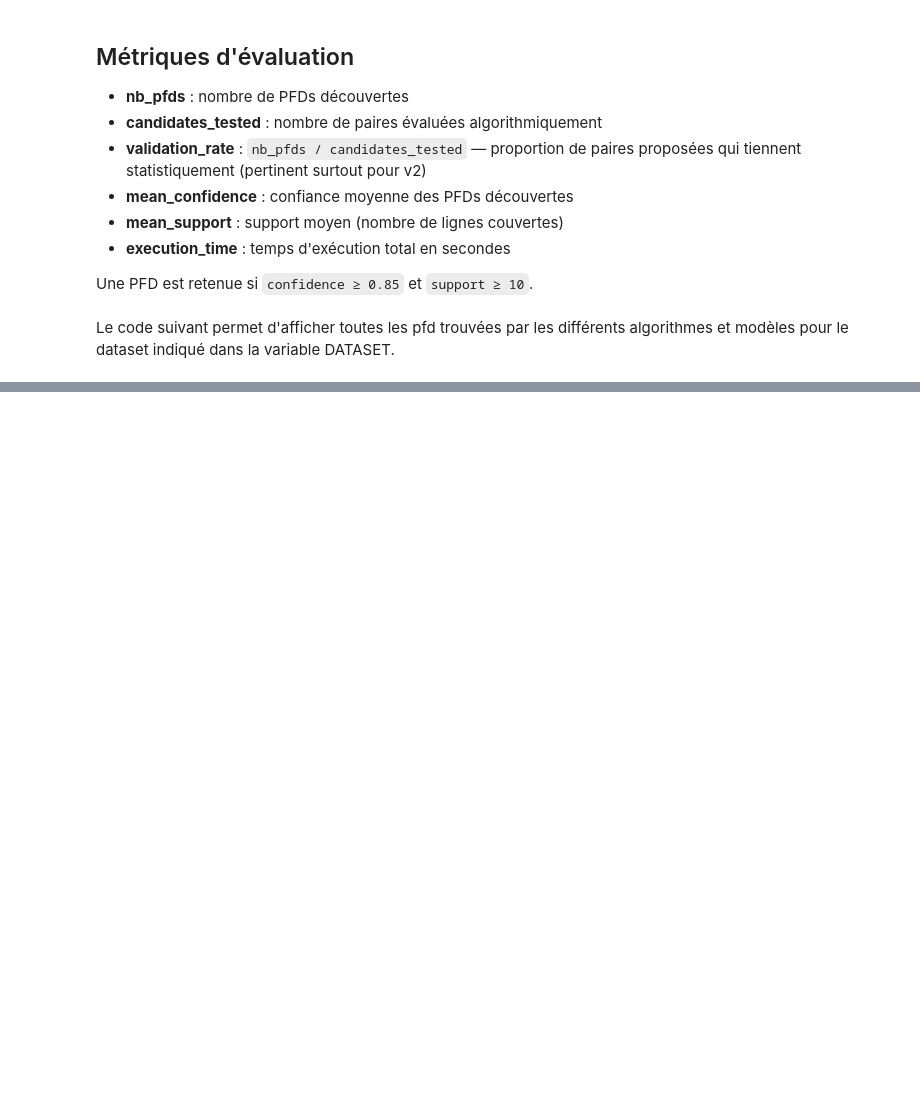
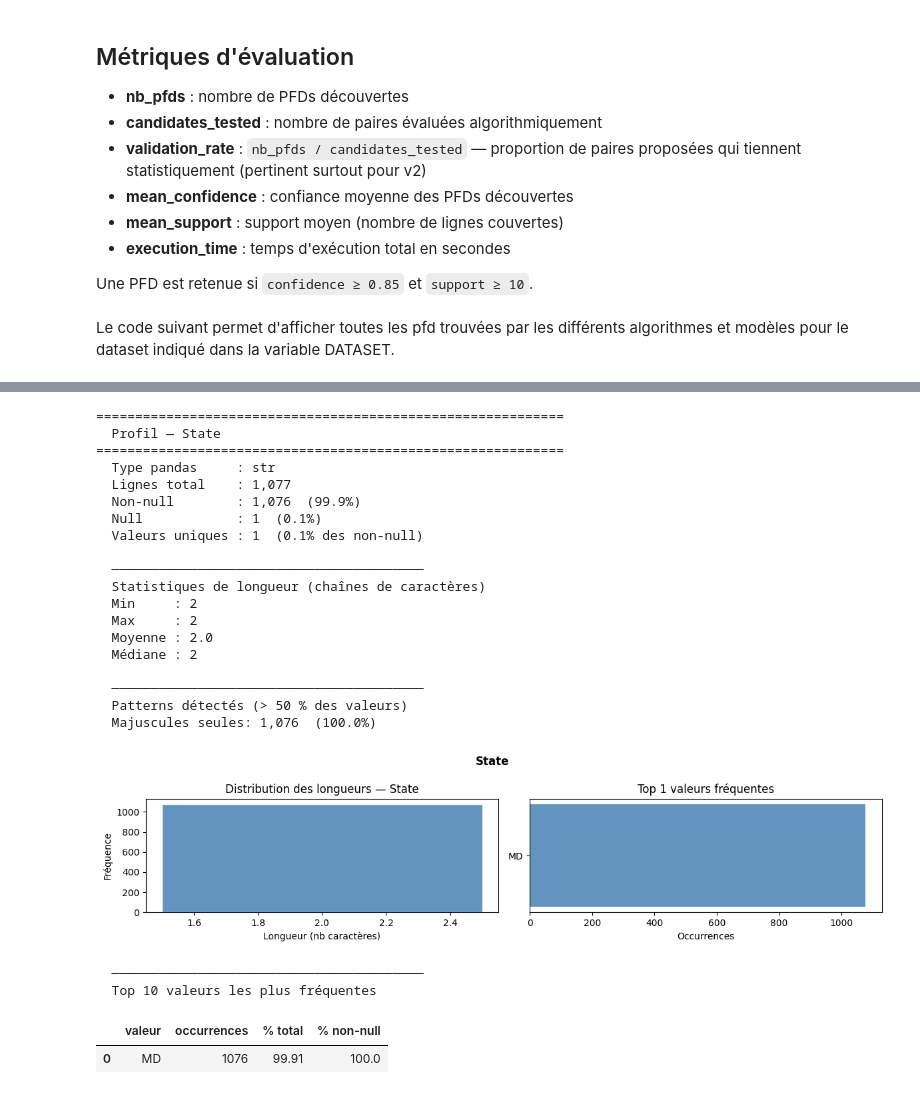
Before and after one commit to MaxanceV/pfd-discovery, a Jupyter notebook: notebooks/exploration.ipynb, the cells around one changed output, grey strips where cells are left out. Drawn from its saved outputs; the diff is of its cells as text; code cells hidden in the pictures; blank space fills up the shorter version.

```diff
--- a/notebooks/exploration.ipynb
+++ b/notebooks/exploration.ipynb
@@ -287,0 +421,31 @@ else:
+# %%
+# ── Choisir la colonne à profiler ──────────────────────────────────────
+COLUMN = "State"   # ← modifier ici
+
+# ────────────────────────────────────────────────────────────────────────
+profile_column(df, COLUMN)
+# %% [output]
+============================================================
+  Profil — State
+============================================================
+  Type pandas     : str
+  Lignes total    : 1,077
+  Non-null        : 1,076  (99.9%)
+  Null            : 1  (0.1%)
+  Valeurs uniques : 1  (0.1% des non-null)
+
+  ────────────────────────────────────────
+  Statistiques de longueur (chaînes de caractères)
+  Min     : 2
+  Max     : 2
+  Moyenne : 2.0
+  Médiane : 2
+
+  ────────────────────────────────────────
+  Patterns détectés (> 50 % des valeurs)
+  Majuscules seules: 1,076  (100.0%)
+[figure, added]
+  ────────────────────────────────────────
+  Top 10 valeurs les plus fréquentes
+|  | valeur | occurrences | % total | % non-null |
+| 0 | MD | 1076 | 99.91 | 100.0 |
```
Also changed, not shown: parts of 8 cells of this notebook, 1 other file.
